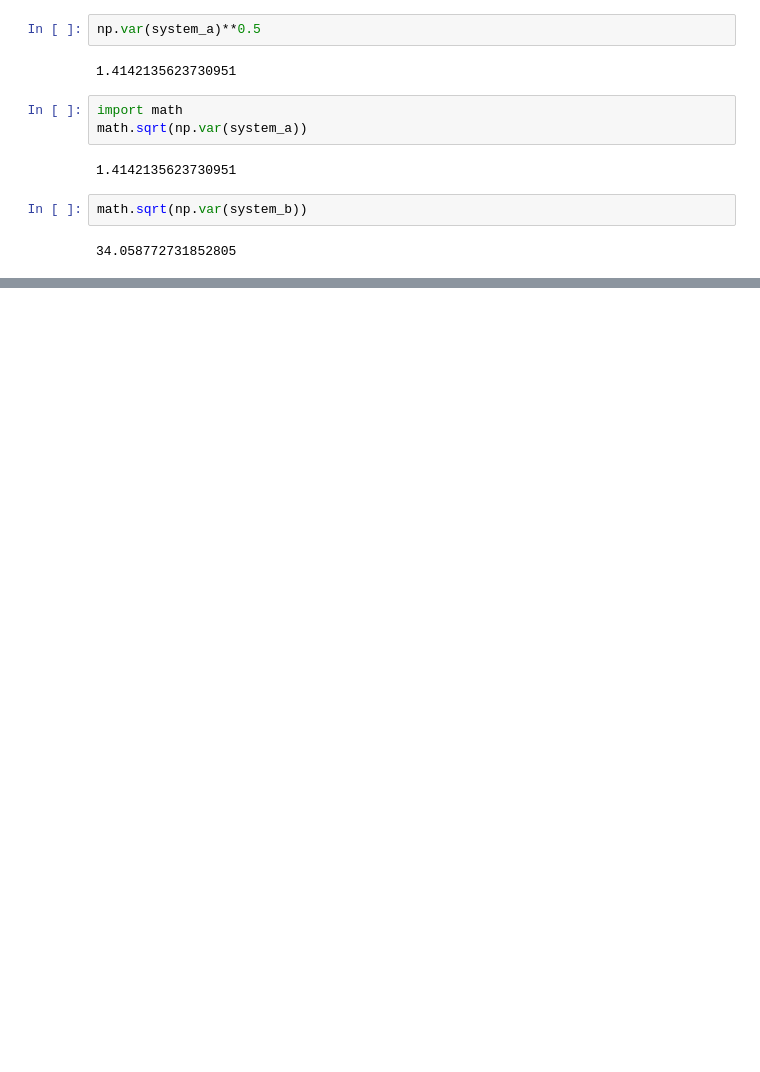
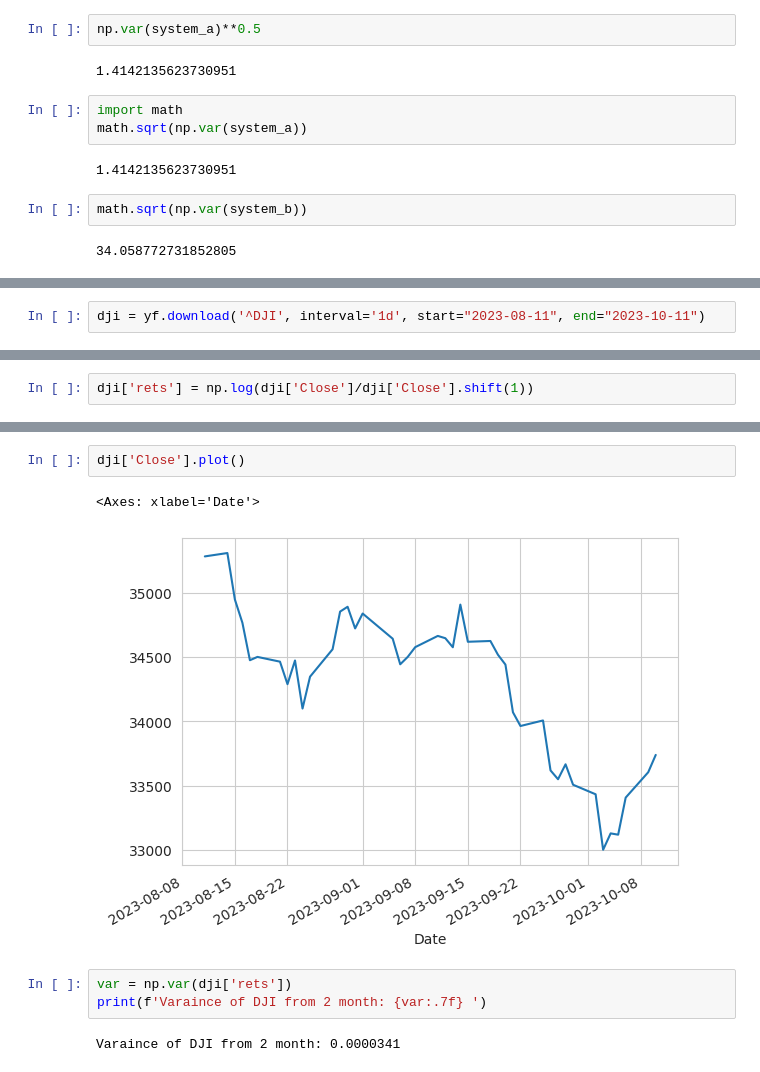
Before and after one commit to astrrr/quant-lab, a Jupyter notebook: lab_py_fin_variance.ipynb, the cells around one changed output, grey strips where cells are left out. Drawn from its saved outputs; the diff is of its cells as text; blank space fills up the shorter version.

```diff
--- a/lab_py_fin_variance.ipynb
+++ b/lab_py_fin_variance.ipynb
@@ -118,0 +121,2 @@ math.sqrt(np.var(system_b))
+# %%
+dji = yf.download('^DJI', interval='1d', start="2023-08-11", end="2023-10-11")
@@ -118,0 +135,2 @@ math.sqrt(np.var(system_b))
+# %%
+dji['rets'] = np.log(dji['Close']/dji['Close'].shift(1))
@@ -118,0 +147,10 @@ math.sqrt(np.var(system_b))
+# %%
+dji['Close'].plot()
+# %% [output]
+<Axes: xlabel='Date'>
+[figure, added]
+# %%
+var = np.var(dji['rets'])
+print(f'Varaince of DJI from 2 month: {var:.7f} ')
+# %% [output]
+Varaince of DJI from 2 month: 0.0000341
```
Also changed, not shown: parts of 8 cells of this notebook.
